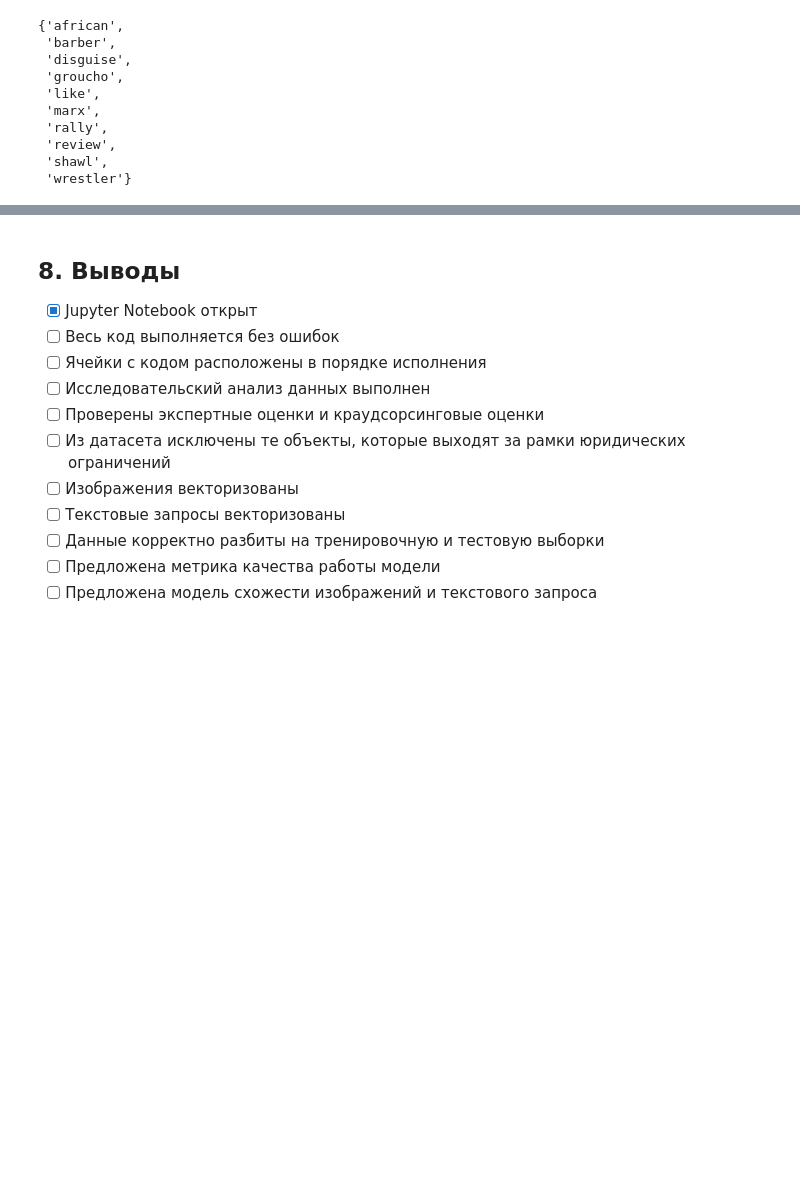
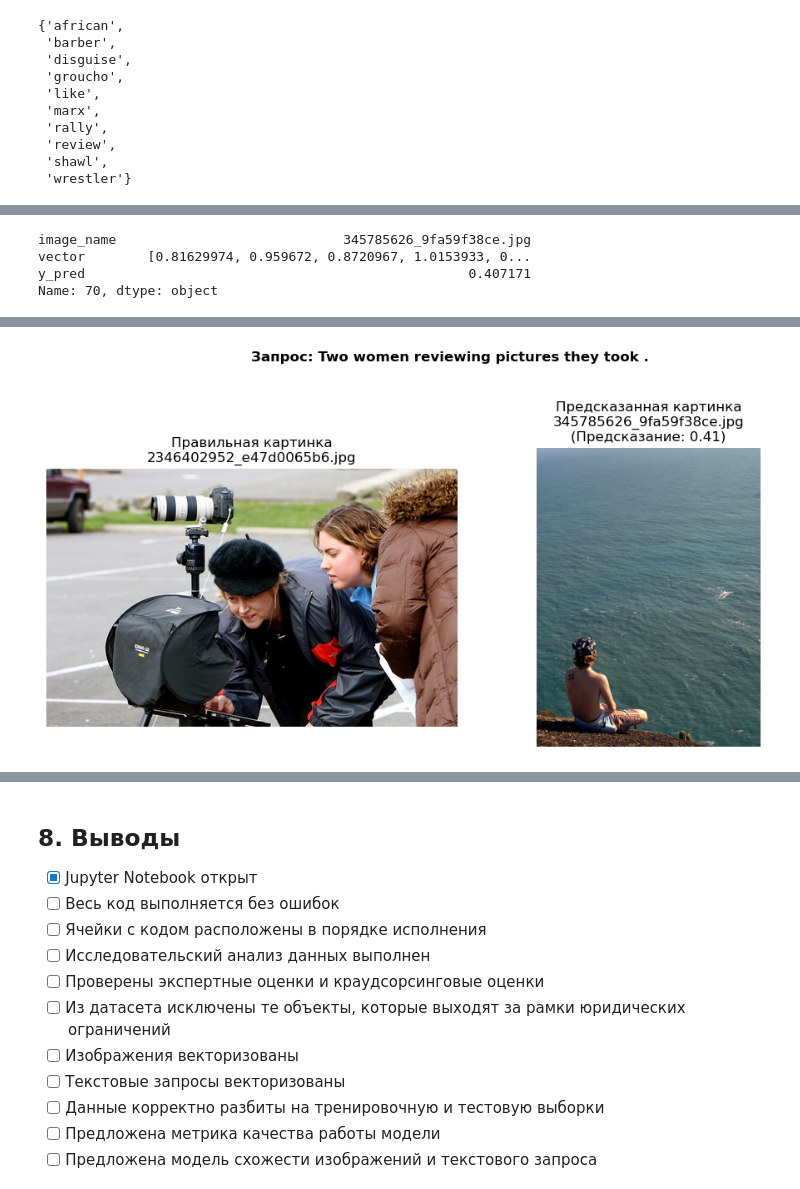
Before and after one commit to Andrefan1406/sb5, a Jupyter notebook: Андрей_Кузнецов_v1.ipynb, the cells around one changed output, grey strips where cells are left out. Drawn from its saved outputs; the diff is of its cells as text; code cells hidden in the pictures; blank space fills up the shorter version.

Commit message:
сделал предсказание на 1 запросе

```diff
--- a/Андрей_Кузнецов_v1.ipynb
+++ b/Андрей_Кузнецов_v1.ipynb
@@ -1234,7 +1315,53 @@ missing_columns
+# %%
+y_pred_test = model_xgb.predict(X_test_scaled)
+# %%
+test_data_vectors['y_pred'] = y_pred_test
+# %%
+best_prediction = test_data_vectors.loc[test_data_vectors['y_pred'].idxmax()]
+best_prediction
+# %% [output]
+image_name                             345785626_9fa59f38ce.jpg
+vector        [0.81629974, 0.959672, 0.8720967, 1.0153933, 0...
+y_pred                                                 0.407171
+Name: 70, dtype: object
+# %%
+best_image_name = best_prediction['image_name']
 # %% [markdown]
 <img src="https://upload.wikimedia.org/wikipedia/commons/b/ba/Warning_sign_4.0.png" align=left width=44, heigth=33>
 <div class="alert alert-warning">
 Постарайся избегать дублирования кода.</div>
+# %%
+best_query = sample_queries_lemmas.iloc[0]  # Берём первый запрос из выборки
+query_text = best_query['query_text']
+ground_truth_image_name = best_query['image']  # Предполагаем, что есть колонка с правильным изображением
+# Пути к изображениям
+best_image_path = os.path.join(test_image_folder, best_image_name)
+ground_truth_image_path = os.path.join(test_image_folder, ground_truth_image_name)
+
+# Загружаем изображения
+best_image = cv2.imread(best_image_path)
+best_image = cv2.cvtColor(best_image, cv2.COLOR_BGR2RGB)
+
+ground_truth_image = cv2.imread(ground_truth_image_path)
+ground_truth_image = cv2.cvtColor(ground_truth_image, cv2.COLOR_BGR2RGB)
+
+# Отображаем изображения
+fig, axes = plt.subplots(1, 2, figsize=(10, 5))
+
+axes[0].imshow(ground_truth_image)
+axes[0].set_title(f"Правильная картинка\n{ground_truth_image_name}")
+axes[0].axis("off")
+
+axes[1].imshow(best_image)
+axes[1].set_title(f"Предсказанная картинка\n{best_image_name}\n(Предсказание: {best_prediction['y_pred']:.2f})")
+axes[1].axis("off")
+
+# Отображаем текст запроса
+plt.suptitle(f"Запрос: {query_text}", fontsize=12, fontweight='bold')
+plt.tight_layout(rect=[0, 0, 1, 0.95])
+plt.show()
+# %% [output]
+[figure, added]
 # %% [markdown]
 <img src="https://upload.wikimedia.org/wikipedia/commons/thumb/8/81/Stop_sign.png/240px-Stop_sign.png" align=left width=35, heigth=35>
 <div class="alert alert-danger">
```
Also changed, not shown: parts of 16 cells of this notebook.
